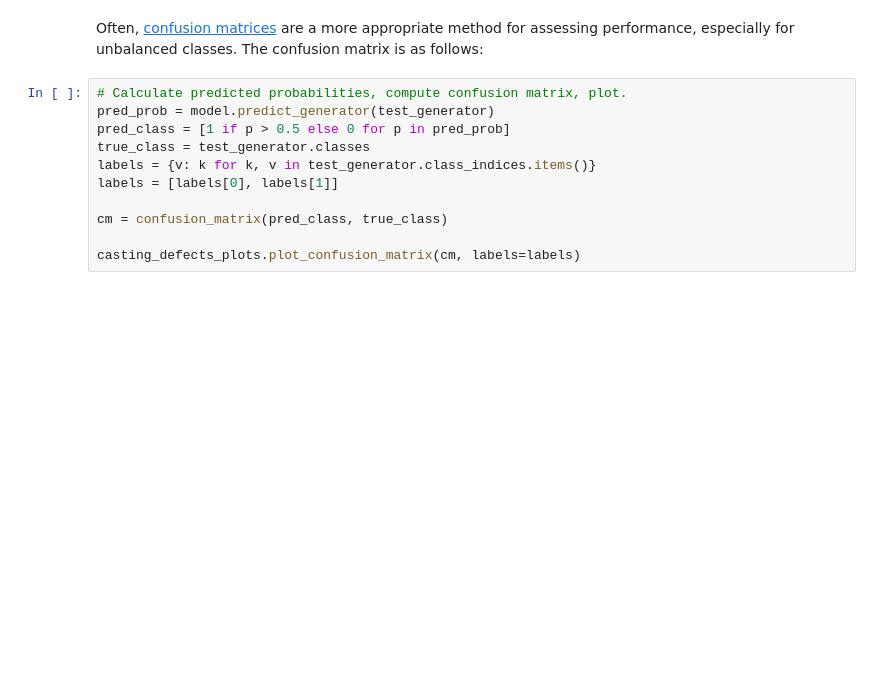
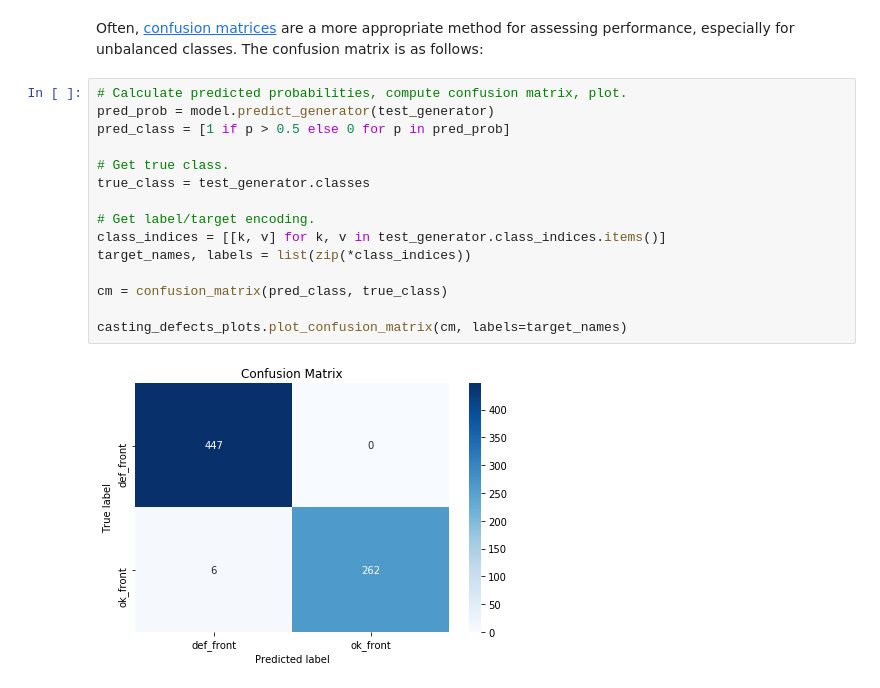
Before and after one commit to NickPTaylor/kaggle-casting-defects, a Jupyter notebook: kernels/identification-of-casting-defects/working/identification-of-casting-defects.ipynb, the cells around one changed output. Drawn from its saved outputs; the diff is of its cells as text; blank space fills up the shorter version.

```diff
--- a/kernels/identification-of-casting-defects/working/identification-of-casting-defects.ipynb
+++ b/kernels/identification-of-casting-defects/working/identification-of-casting-defects.ipynb
@@ -175,11 +233,17 @@ Often, [confusion matrices](https://machinelearningmastery.com/confusion-matrix-
 # %%
 # Calculate predicted probabilities, compute confusion matrix, plot.
 pred_prob = model.predict_generator(test_generator)
 pred_class = [1 if p > 0.5 else 0 for p in pred_prob]
+
+# Get true class.
 true_class = test_generator.classes
-labels = {v: k for k, v in test_generator.class_indices.items()}
-labels = [labels[0], labels[1]]
+
+# Get label/target encoding.
+class_indices = [[k, v] for k, v in test_generator.class_indices.items()]
+target_names, labels = list(zip(*class_indices))
 
 cm = confusion_matrix(pred_class, true_class)
 
-casting_defects_plots.plot_confusion_matrix(cm, labels=labels)
+casting_defects_plots.plot_confusion_matrix(cm, labels=target_names)
+# %% [output]
+[figure, added]
```
Also changed, not shown: parts of 12 cells of this notebook, 1 other file.
